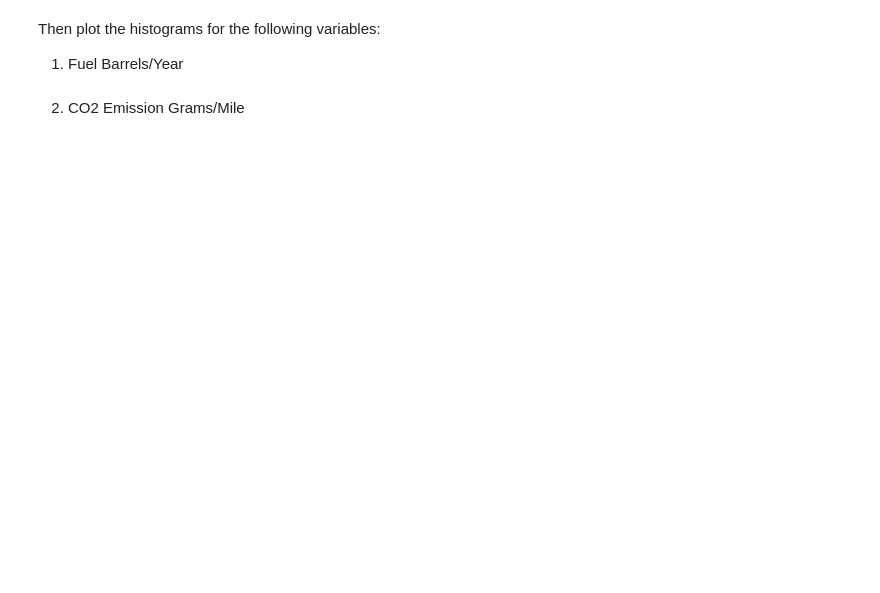
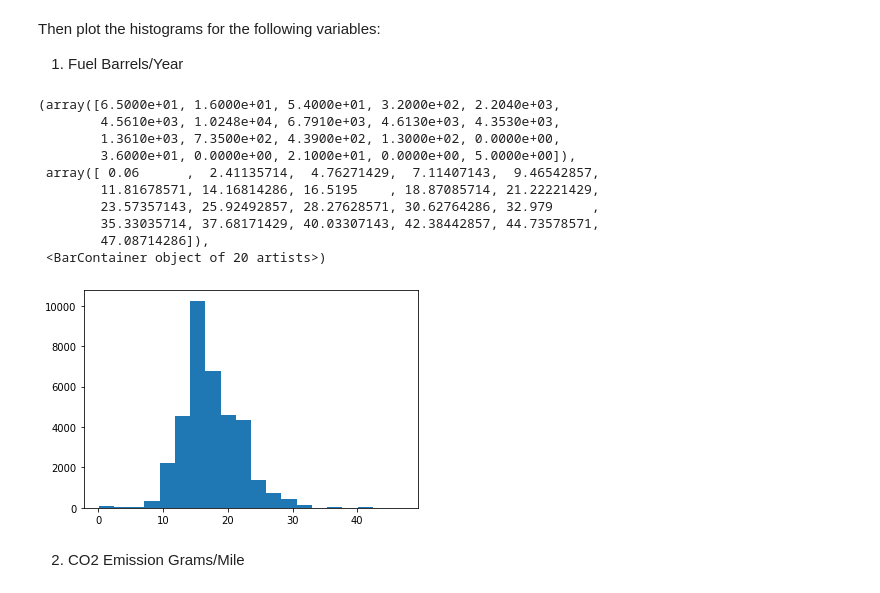
Before and after one commit to leo-cavalcante/data-ft-par-labs, a Jupyter notebook: Labs/module_2/9. Probability_distribution/Continuous.ipynb, the cells around one changed output. Cells and saved outputs as stored; diff of their text form; code cells hidden in the pictures; blank space fills up the shorter version.

```diff
--- a/Labs/module_2/9. Probability_distribution/Continuous.ipynb
+++ b/Labs/module_2/9. Probability_distribution/Continuous.ipynb
@@ -172,0 +169,5 @@ os.getcwd()
+# %%
+import os
+os.getcwd()
+
+vehicles = pd.read_csv("/Users/oleoaraujo/Documents/GitHub/data-ft-par-labs/Labs/data/vehicles.csv")
@@ -176,6 +186,19 @@ Then plot the histograms for the following variables:
 1. Fuel Barrels/Year
 # %%
 # your code here
+plt.hist(vehicles["Fuel Barrels/Year"], bins=20)
+# %% [output]
+(array([6.5000e+01, 1.6000e+01, 5.4000e+01, 3.2000e+02, 2.2040e+03,
+        4.5610e+03, 1.0248e+04, 6.7910e+03, 4.6130e+03, 4.3530e+03,
+        1.3610e+03, 7.3500e+02, 4.3900e+02, 1.3000e+02, 0.0000e+00,
+        3.6000e+01, 0.0000e+00, 2.1000e+01, 0.0000e+00, 5.0000e+00]),
+ array([ 0.06      ,  2.41135714,  4.76271429,  7.11407143,  9.46542857,
+        11.81678571, 14.16814286, 16.5195    , 18.87085714, 21.22221429,
+        23.57357143, 25.92492857, 28.27628571, 30.62764286, 32.979     ,
+        35.33035714, 37.68171429, 40.03307143, 42.38442857, 44.73578571,
+        47.08714286]),
+ <BarContainer object of 20 artists>)
+[figure, added]
 # %% [markdown]
 2. CO2 Emission Grams/Mile
 # %%
```
Also changed, not shown: parts of 15 cells of this notebook, 8 other files.
